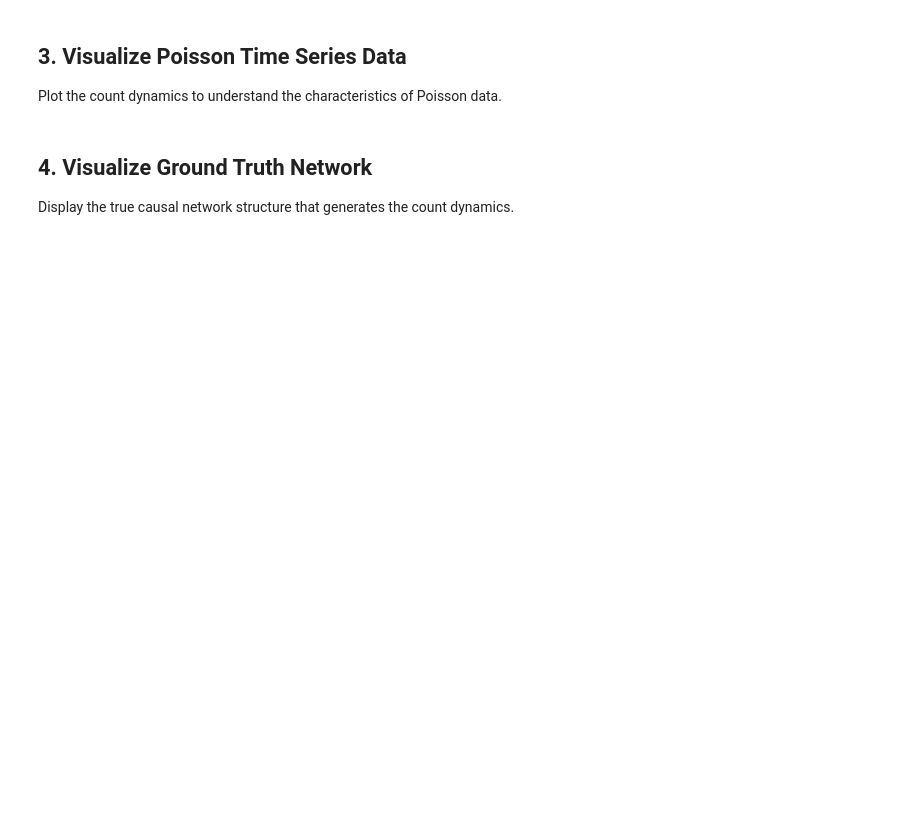
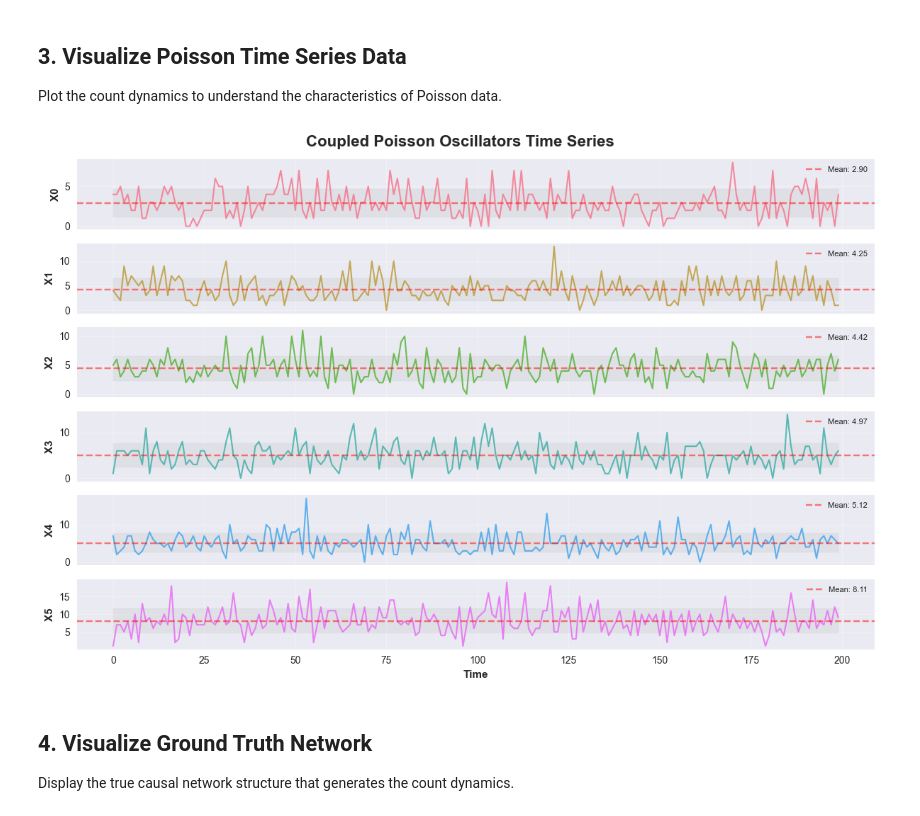
Before and after one commit to Center-For-Complex-Systems-Science/causationentropy, a Jupyter notebook: notebooks/poisson_causal_discovery_example.ipynb, the cells around one changed output. Saved outputs shown, nothing was run; the diff lists cells and outputs as text; code cells hidden in the pictures; blank space fills up the shorter version.

```diff
--- a/notebooks/poisson_causal_discovery_example.ipynb
+++ b/notebooks/poisson_causal_discovery_example.ipynb
@@ -86,56 +108,29 @@ print(f"\nAdjacency matrix match: {np.array_equal(A_true, A_generated.astype(int
 Plot the count dynamics to understand the characteristics of Poisson data.
 # %%
 # Plot time series for all variables
-fig, axes = plt.subplots(n_nodes, 1, figsize=(14, 10), sharex=True)
-fig.suptitle('Poisson Coupled Count Processes', fontsize=16, fontweight='bold')
+fig, axes = plt.subplots(n_nodes, 1, figsize=(12, 8), sharex=True)
+fig.suptitle('Coupled Poisson Oscillators Time Series', fontsize=16, fontweight='bold')
 
 time = np.arange(T)
-colors = sns.color_palette("viridis", n_nodes)
+colors = sns.color_palette("husl", n_nodes)
 
 for i in range(n_nodes):
-    # Plot as step function to emphasize discrete nature
-    axes[i].step(time, data[:, i], color=colors[i], alpha=0.8, linewidth=1.5, where='post')
-    axes[i].fill_between(time, 0, data[:, i], color=colors[i], alpha=0.3, step='post')
-
-    axes[i].set_ylabel(f'Count X{i}', fontweight='bold')
+    axes[i].plot(time, data[:, i], color=colors[i], alpha=0.8, linewidth=1.5)
+    axes[i].set_ylabel(f'X{i}', fontweight='bold')
     axes[i].grid(True, alpha=0.3)
 
-    # Add statistics
+    # Highlight the time series statistics
     mean_val = np.mean(data[:, i])
-    axes[i].axhline(mean_val, color='red', linestyle='--', alpha=0.7,
-                   label=f'Mean: {mean_val:.1f}')
-    axes[i].legend(fontsize=8, loc='upper right')
-
-    # Set y-axis to show integer ticks
-    axes[i].set_yticks(range(int(np.min(data[:, i])), int(np.max(data[:, i])) + 1, max(1, int(np.max(data[:, i])) // 5)))
+    std_val = np.std(data[:, i])
+    axes[i].axhline(mean_val, color='red', linestyle='--', alpha=0.5, label=f'Mean: {mean_val:.2f}')
+    axes[i].fill_between(time, mean_val-std_val, mean_val+std_val, alpha=0.1, color='gray')
+    axes[i].legend(fontsize=8)
 
 axes[-1].set_xlabel('Time', fontweight='bold')
 plt.tight_layout()
 plt.show()
-
-# Plot histogram of counts for each variable
-fig, axes = plt.subplots(2, 3, figsize=(15, 8))
-axes = axes.flatten()
-fig.suptitle('Distribution of Poisson Counts', fontsize=16, fontweight='bold')
-
-for i in range(n_nodes):
-    counts = data[:, i]
-    axes[i].hist(counts, bins=range(int(np.min(counts)), int(np.max(counts)) + 2),
-                alpha=0.7, color=colors[i], edgecolor='black', linewidth=0.5)
-    axes[i].set_title(f'X{i} (λ≈{np.mean(counts):.1f})', fontweight='bold')
-    axes[i].set_xlabel('Count')
-    axes[i].set_ylabel('Frequency')
-    axes[i].grid(True, alpha=0.3)
-
-    # Overlay theoretical Poisson distribution
-    x_theory = np.arange(int(np.max(counts)) + 1)
-    poisson_pmf = np.exp(-np.mean(counts)) * (np.mean(counts) ** x_theory) / np.array([np.math.factorial(x) for x in x_theory])
-    axes[i].plot(x_theory, poisson_pmf * len(counts), 'r-', alpha=0.8, linewidth=2,
-                label=f'Poisson(λ={np.mean(counts):.1f})')
-    axes[i].legend(fontsize=8)
-
-plt.tight_layout()
-plt.show()
+# %% [output]
+[figure, added]
 # %% [markdown]
 ## 4. Visualize Ground Truth Network
 
```
Also changed, not shown: parts of 16 cells of this notebook, 7 other files.
